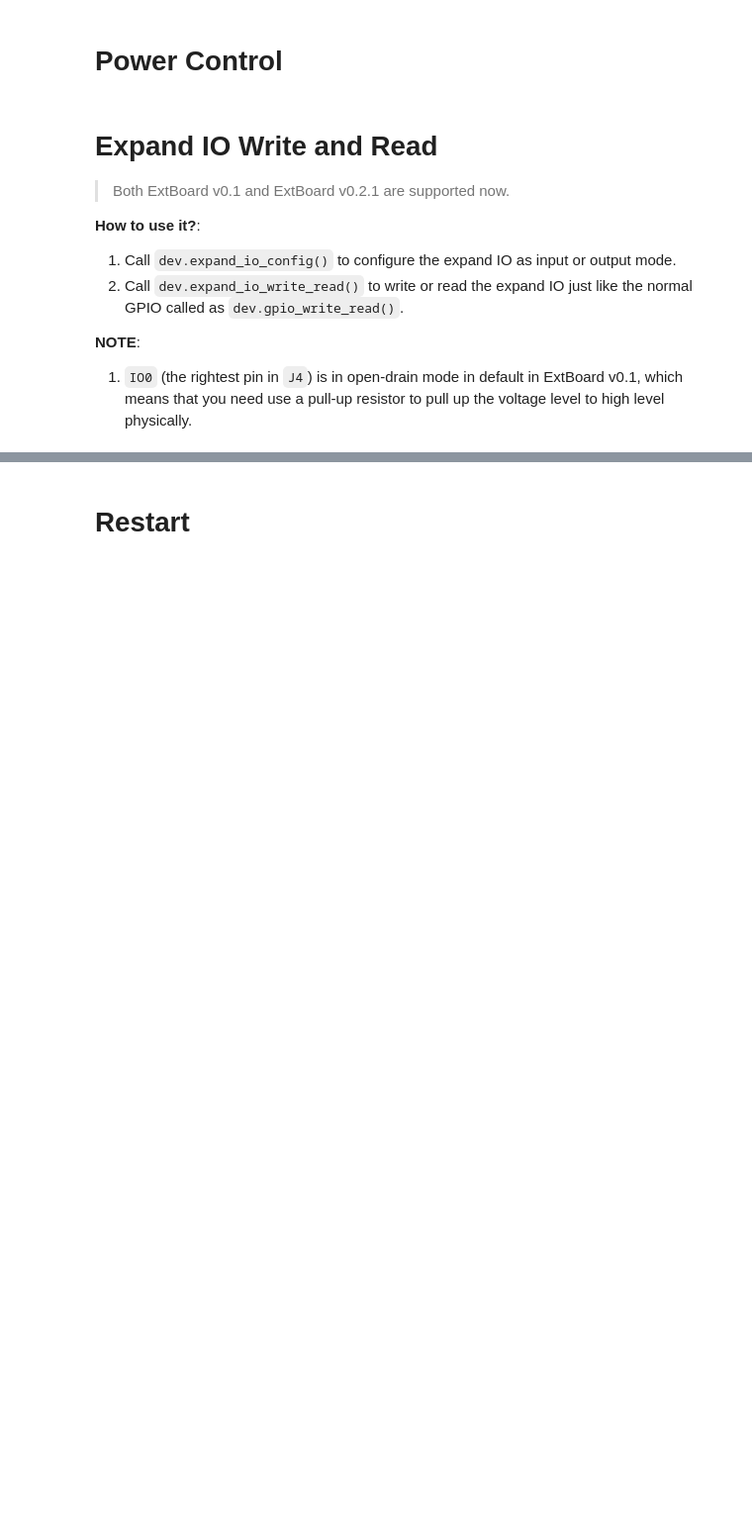
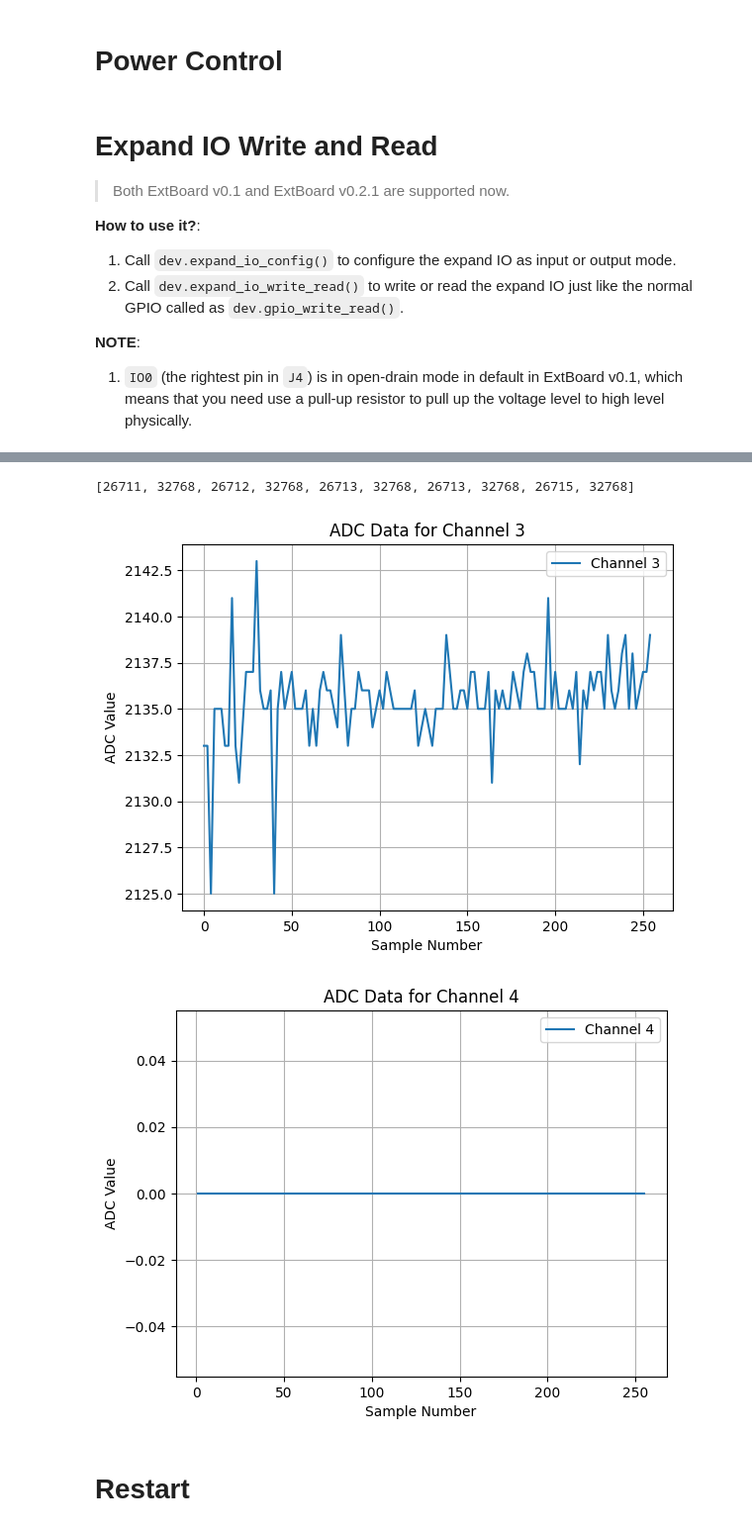
Before and after one commit to Liewzheng/mxdbg, a Jupyter notebook: src/mxESP32Debugger/examples/mxdbg.ipynb, the cells around one changed output, grey strips where cells are left out. Shown: that part at 99% size. Saved outputs shown, nothing was run; the diff lists cells and outputs as text; code cells hidden in the pictures; blank space fills up the shorter version.

Commit message:
adc read and configuration work successfully.

```diff
--- a/src/mxESP32Debugger/examples/mxdbg.ipynb
+++ b/src/mxESP32Debugger/examples/mxdbg.ipynb
@@ -185,3 +236,36 @@ print(ret, data)
+# %%
+
+ret, data = dev.adc_read(read_len=256, timeout=1)
+assert ret, "read adc data error"
+data_np = np.frombuffer(data, dtype='<u4')
+print(data_np.tolist()[-10:])
+data_list = []
+
+for d in data_np:
+    temp = {}
+    temp['data']    = (d & int('0000_0000_0000_0000_0000_1111_1111_1111',2)) >> 0
+    temp['channel'] = (d & int('0000_0000_0000_0001_1110_0000_0000_0000',2)) >> 13
+    temp['unit']    = (d & int('0000_0000_0000_0010_0000_0000_0000_0000',2)) >> 17
+    temp['voltage'] = temp['data'] * 3.1 / (2**12)
+    data_list.append(temp)
+
+data_df = pd.DataFrame(data_list)
+
+# print(data_df)
+# plot all the data according to the channel
+for channel in data_df['channel'].unique():
+    data_df_channel = data_df[data_df['channel'] == channel]
+    plt.plot(data_df_channel['data'], label=f'Channel {channel}')
+    plt.title(f'ADC Data for Channel {channel}')
+    plt.xlabel('Sample Number')
+    plt.ylabel('ADC Value')
+    plt.legend()
+    plt.grid()
+    plt.show()
+# %% [output]
+[26711, 32768, 26712, 32768, 26713, 32768, 26713, 32768, 26715, 32768]
+[figure, added]
+[figure, added]
 # %% [markdown]
 # Restart
 # %%
```
Also changed, not shown: parts of 5 cells of this notebook, 4 other files.
